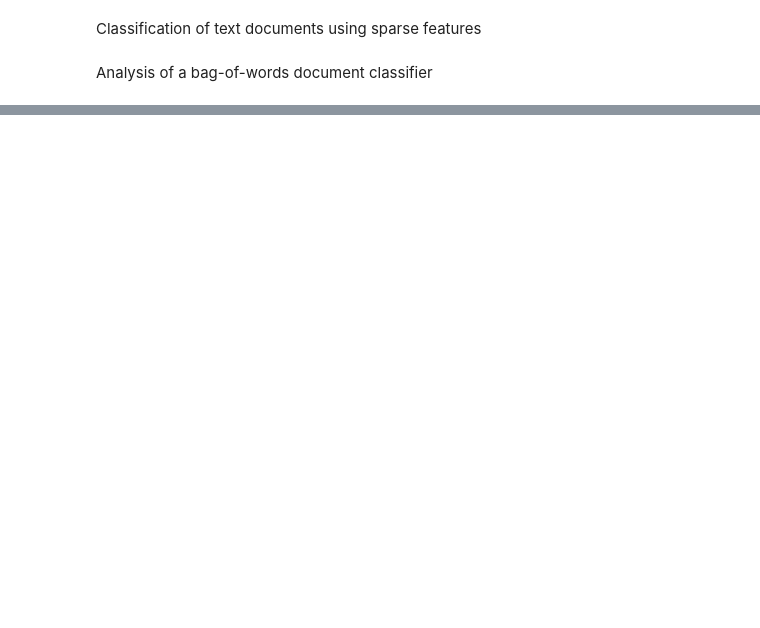
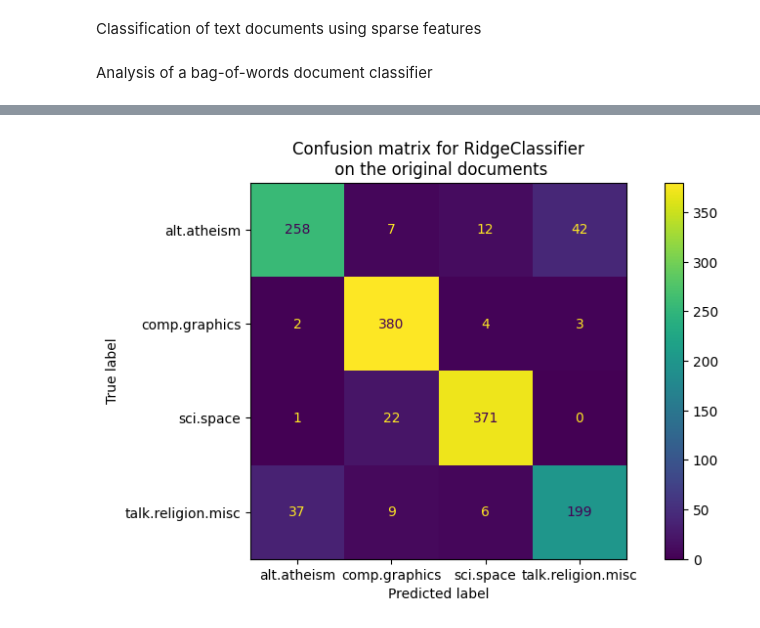
Before and after one commit to vidhika0423/MachineLearning, a Jupyter notebook: Classification_TextDoc.ipynb, the cells around one changed output, grey strips where cells are left out. Saved outputs shown, nothing was run; the diff lists cells and outputs as text; code cells hidden in the pictures; blank space fills up the shorter version.

```diff
--- a/Classification_TextDoc.ipynb
+++ b/Classification_TextDoc.ipynb
@@ -107,3 +107,16 @@ from sklearn.linear_model import RidgeClassifier
 clf = RidgeClassifier(tol = 1e-2, solver = "sparse_cg")
 clf.fit(X_train, y_train)
 pred = clf.predict(X_test)
+# %%
+import matplotlib.pyplot as plt
+from sklearn.metrics import ConfusionMatrixDisplay
+
+fig , ax = plt.subplots(figsize=(10,5))
+ConfusionMatrixDisplay.from_predictions(y_test, pred, ax=ax)
+ax.xaxis.set_ticklabels(target_names)
+ax.yaxis.set_ticklabels(target_names)
+_ = ax.set_title(
+    f"Confusion matrix for {clf.__class__.__name__}\n on the original documents"
+)
+# %% [output]
+[figure, added]
```
Also changed, not shown: parts of 3 cells of this notebook.
